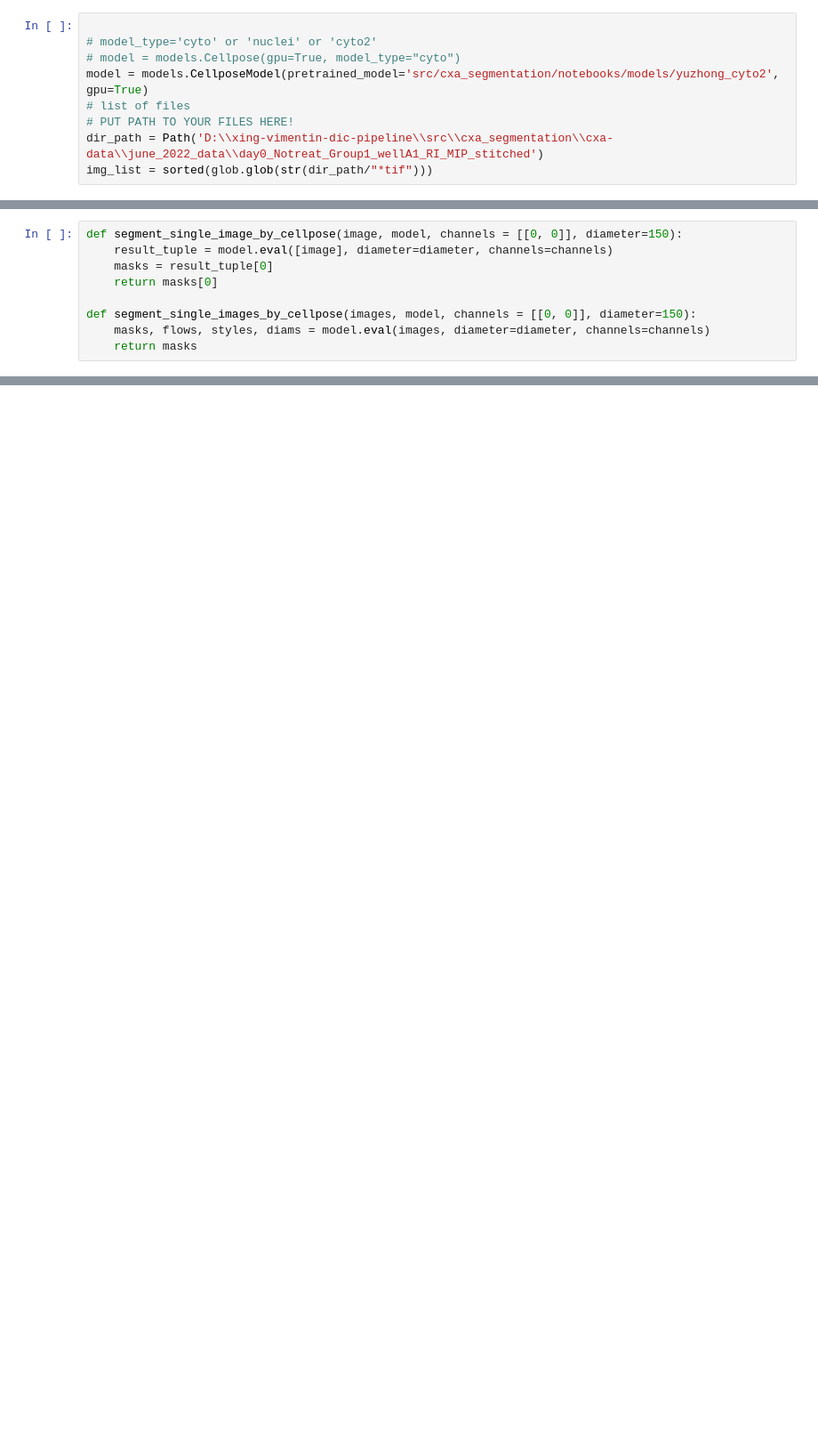
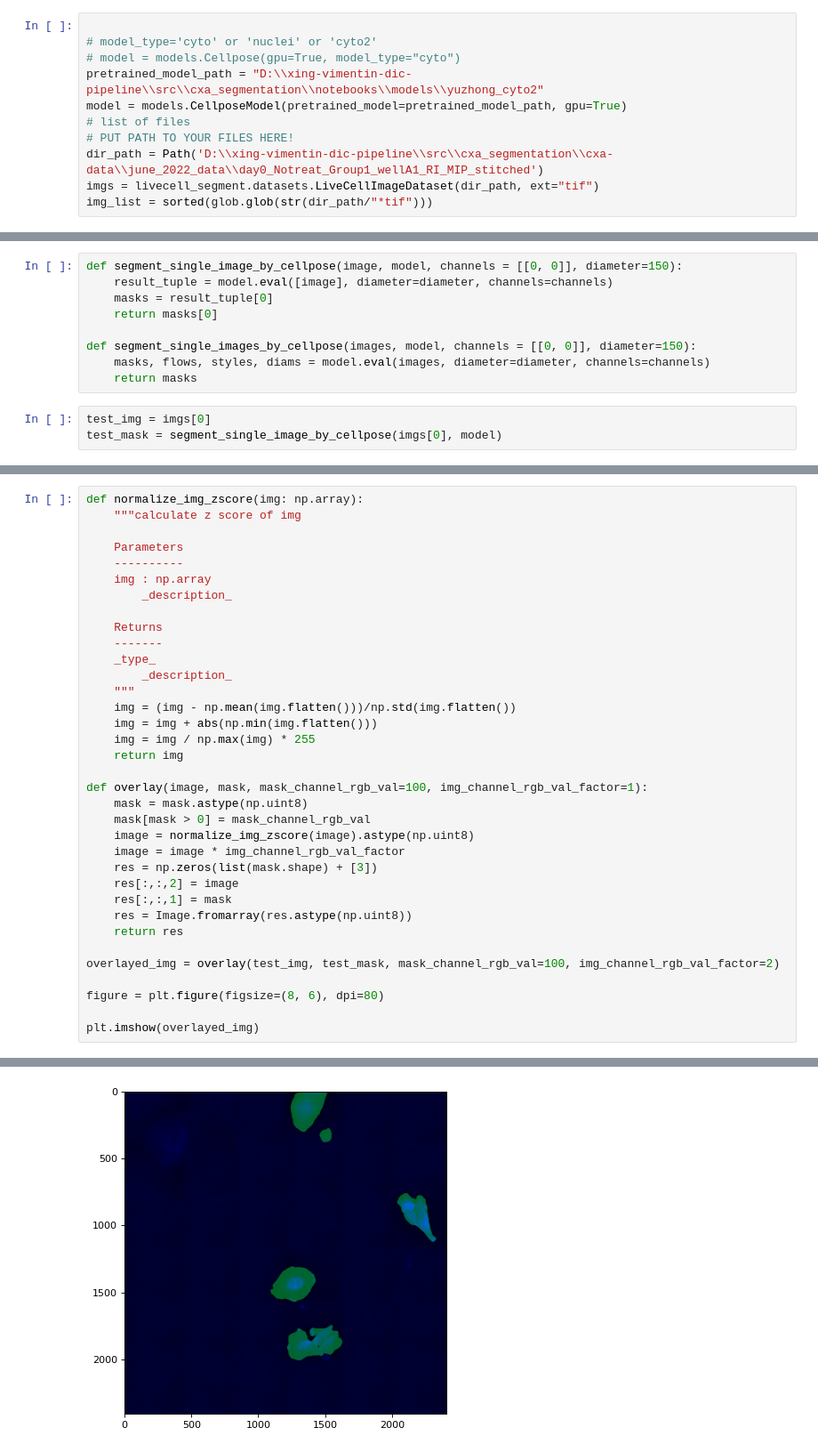
Before and after one commit to xing-lab-pitt/xing-vimentin-dic-pipeline, a Jupyter notebook: src/cxa_segmentation/notebooks/segment_cells.ipynb, the cells around one changed output, grey strips where cells are left out. Shown: that part at 89% size. Drawn from its saved outputs; the diff is of its cells as text; blank space fills up the shorter version.

```diff
--- a/src/cxa_segmentation/notebooks/segment_cells.ipynb
+++ b/src/cxa_segmentation/notebooks/segment_cells.ipynb
@@ -13,8 +14,10 @@ import os.path
 
 # model_type='cyto' or 'nuclei' or 'cyto2'
 # model = models.Cellpose(gpu=True, model_type="cyto")
-model = models.CellposeModel(pretrained_model='src/cxa_segmentation/notebooks/models/yuzhong_cyto2', gpu=True)
+pretrained_model_path = "D:\\xing-vimentin-dic-pipeline\\src\\cxa_segmentation\\notebooks\\models\\yuzhong_cyto2"
+model = models.CellposeModel(pretrained_model=pretrained_model_path, gpu=True)
 # list of files
 # PUT PATH TO YOUR FILES HERE!
 dir_path = Path('D:\\xing-vimentin-dic-pipeline\\src\\cxa_segmentation\\cxa-data\\june_2022_data\\day0_Notreat_Group1_wellA1_RI_MIP_stitched')
+imgs = livecell_segment.datasets.LiveCellImageDataset(dir_path, ext="tif")
 img_list = sorted(glob.glob(str(dir_path/"*tif")))
@@ -29,3 +39,6 @@ def segment_single_image_by_cellpose(image, model, channels = [[0, 0]], diameter
 def segment_single_images_by_cellpose(images, model, channels = [[0, 0]], diameter=150):
     masks, flows, styles, diams = model.eval(images, diameter=diameter, channels=channels)
     return masks
+# %%
+test_img = imgs[0]
+test_mask = segment_single_image_by_cellpose(imgs[0], model)
@@ -31,0 +47,36 @@ def segment_single_images_by_cellpose(images, model, channels = [[0, 0]], diamet
+# %%
+def normalize_img_zscore(img: np.array):
+    """calculate z score of img
+
+    Parameters
+    ----------
+    img : np.array
+        _description_
+
+    Returns
+    -------
+    _type_
+        _description_
+    """
+    img = (img - np.mean(img.flatten()))/np.std(img.flatten())
+    img = img + abs(np.min(img.flatten()))
+    img = img / np.max(img) * 255
+    return img
+
+def overlay(image, mask, mask_channel_rgb_val=100, img_channel_rgb_val_factor=1):
+    mask = mask.astype(np.uint8)
+    mask[mask > 0] = mask_channel_rgb_val
+    image = normalize_img_zscore(image).astype(np.uint8)
+    image = image * img_channel_rgb_val_factor
+    res = np.zeros(list(mask.shape) + [3])
+    res[:,:,2] = image
+    res[:,:,1] = mask
+    res = Image.fromarray(res.astype(np.uint8))
+    return res
+
+overlayed_img = overlay(test_img, test_mask, mask_channel_rgb_val=100, img_channel_rgb_val_factor=2)
+
+figure = plt.figure(figsize=(8, 6), dpi=80)
+
+plt.imshow(overlayed_img)
+# %% [output]
@@ -32,3 +91,4 @@ def segment_single_images_by_cellpose(images, model, channels = [[0, 0]], diamet
+[figure, added]
 # %%
 def gen_T_filename(frame, ndigits):
     return "T%s.tif" % (str(frame).zfill(ndigits))
```
Also changed, not shown: parts of 6 cells of this notebook.
